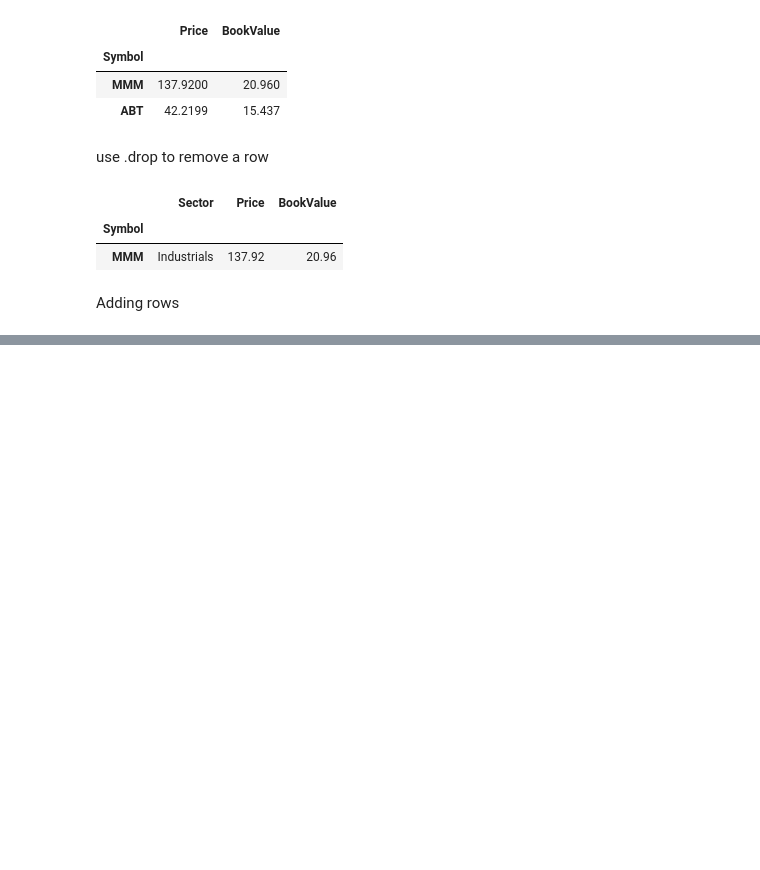
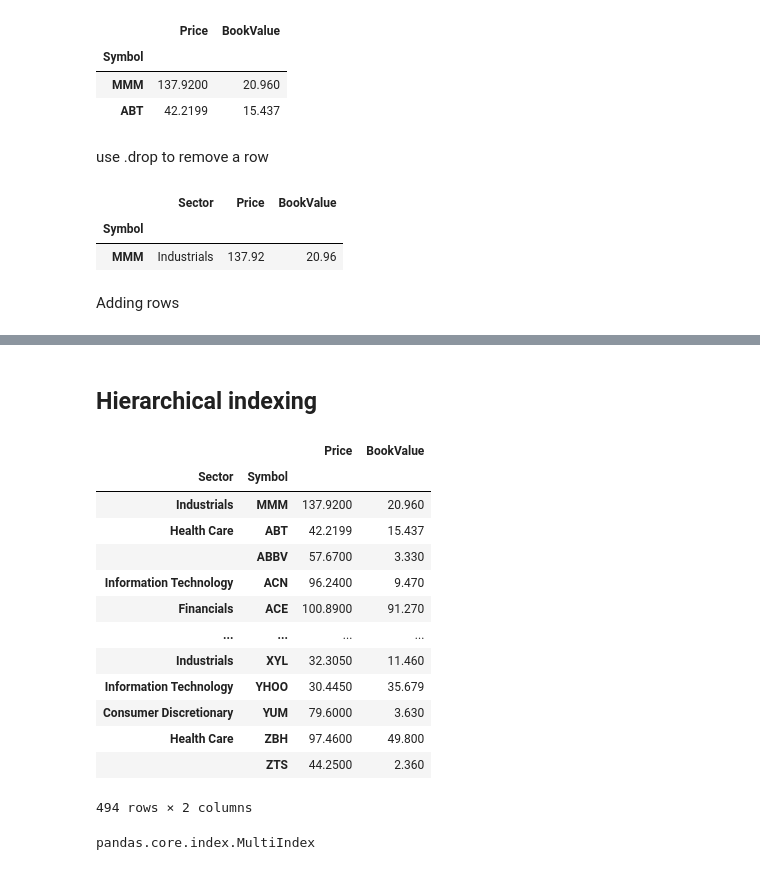
Before and after one commit to andirey/Notebooks, a Jupyter notebook: LearningPandas/Learning pandas 5.ipynb, the cells around one changed output, grey strips where cells are left out. Saved outputs shown, nothing was run; the diff lists cells and outputs as text; code cells hidden in the pictures; blank space fills up the shorter version.

Commit message:
completed Learning Pandas Chapter 5

```diff
--- a/LearningPandas/Learning pandas 5.ipynb
+++ b/LearningPandas/Learning pandas 5.ipynb
@@ -627,0 +1078,25 @@ Adding rows
+# %% [markdown]
+## Hierarchical indexing
+# %%
+reindexed = sp500.reset_index()
+multi_fi = reindexed.set_index(['Sector', 'Symbol'])
+multi_fi
+# %% [output]
+|  |  | Price | BookValue |
+| Sector | Symbol |  |  |
+| Industrials | MMM | 137.9200 | 20.960 |
+| Health Care | ABT | 42.2199 | 15.437 |
+|  | ABBV | 57.6700 | 3.330 |
+| Information Technology | ACN | 96.2400 | 9.470 |
+| Financials | ACE | 100.8900 | 91.270 |
+| ... | ... | ... | ... |
+| Industrials | XYL | 32.3050 | 11.460 |
+| Information Technology | YHOO | 30.4450 | 35.679 |
+| Consumer Discretionary | YUM | 79.6000 | 3.630 |
+| Health Care | ZBH | 97.4600 | 49.800 |
+|  | ZTS | 44.2500 | 2.360 |
+494 rows × 2 columns
+# %%
+type(multi_fi.index)
+# %% [output]
+pandas.core.index.MultiIndex
```
Also changed, not shown: parts of 60 cells of this notebook.
